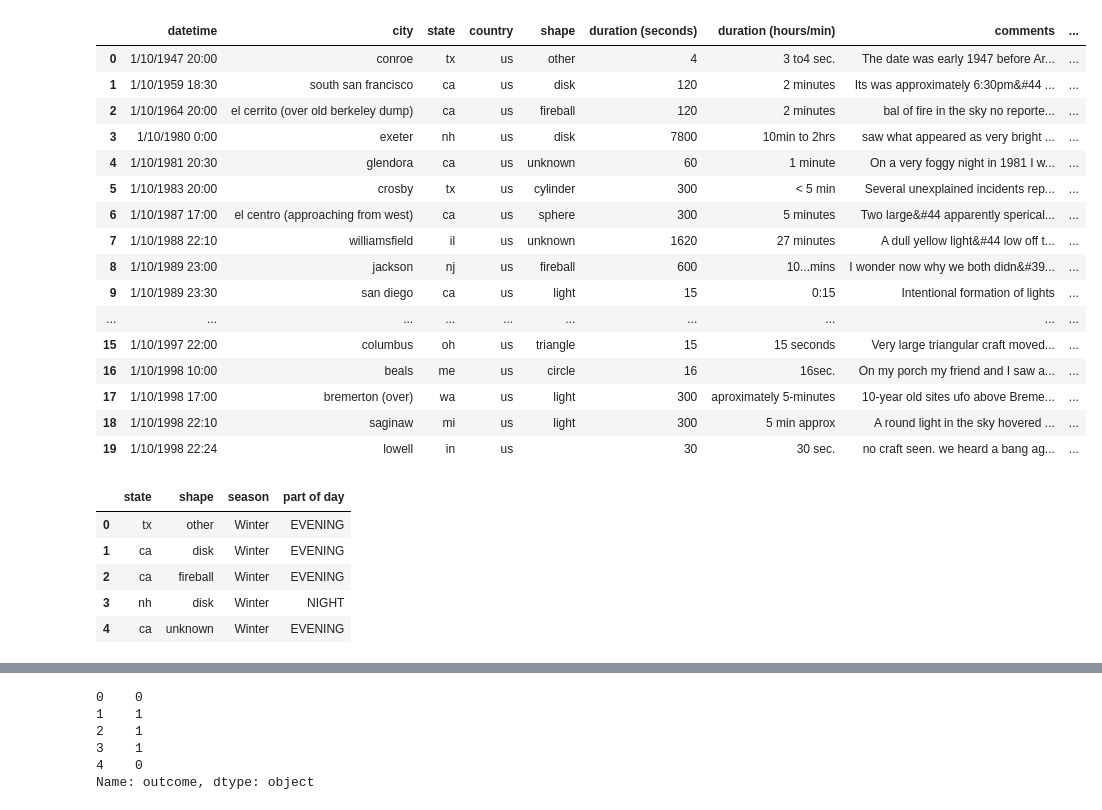
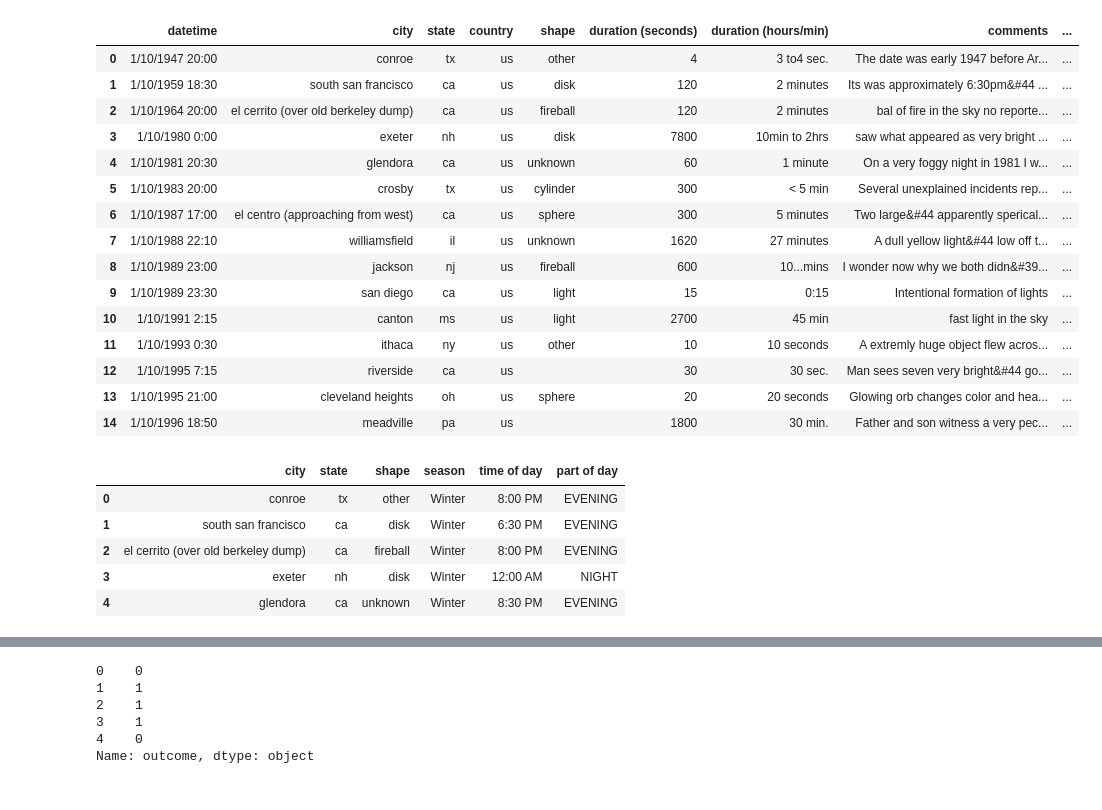
Before and after one commit to lucyhohler/Final-Project---Data-Analytics, a Jupyter notebook: KNN_Model_Working.ipynb, the cells around one changed output, grey strips where cells are left out. Cells and saved outputs as stored; diff of their text form; code cells hidden in the pictures.

```diff
--- a/KNN_Model_Working.ipynb
+++ b/KNN_Model_Working.ipynb
@@ -7,36 +8,35 @@ import os
 # %%
 #df = pd.read_csv(os.path.join(".", "Resources", "ufo-sightings.csv"))
 url = 'https://raw.githubusercontent.com/lucyhohler/Final-Project---Data-Analytics/master/Resources/ufo-sightings.csv'
 df = pd.read_csv(url, sep=",", na_filter=False)
-df.head(20)
+df.head(15)
 # %% [output]
 |  | datetime | city | state | country | shape | duration (seconds) | duration (hours/min) | comments | ... |
 | 0 | 1/10/1947 20:00 | conroe | tx | us | other | 4 | 3 to4 sec. | The date was early 1947 before Ar... | ... |
 | 1 | 1/10/1959 18:30 | south san francisco | ca | us | disk | 120 | 2 minutes | Its was approximately 6:30pm&#44 ... | ... |
 | 2 | 1/10/1964 20:00 | el cerrito (over old berkeley dump) | ca | us | fireball | 120 | 2 minutes | bal of fire in the sky no reporte... | ... |
 | 3 | 1/10/1980 0:00 | exeter | nh | us | disk | 7800 | 10min to 2hrs | saw what appeared as very bright ... | ... |
 | 4 | 1/10/1981 20:30 | glendora | ca | us | unknown | 60 | 1 minute | On a very foggy night in 1981 I w... | ... |
 | 5 | 1/10/1983 20:00 | crosby | tx | us | cylinder | 300 | < 5 min | Several unexplained incidents rep... | ... |
 | 6 | 1/10/1987 17:00 | el centro (approaching from west) | ca | us | sphere | 300 | 5 minutes | Two large&#44 apparently sperical... | ... |
 | 7 | 1/10/1988 22:10 | williamsfield | il | us | unknown | 1620 | 27 minutes | A dull yellow light&#44 low off t... | ... |
 | 8 | 1/10/1989 23:00 | jackson | nj | us | fireball | 600 | 10...mins | I wonder now why we both didn&#39... | ... |
 | 9 | 1/10/1989 23:30 | san diego | ca | us | light | 15 | 0:15 | Intentional formation of lights | ... |
-| ... | ... | ... | ... | ... | ... | ... | ... | ... | ... |
-| 15 | 1/10/1997 22:00 | columbus | oh | us | triangle | 15 | 15 seconds | Very large triangular craft moved... | ... |
-| 16 | 1/10/1998 10:00 | beals | me | us | circle | 16 | 16sec. | On my porch my friend and I saw a... | ... |
-| 17 | 1/10/1998 17:00 | bremerton (over) | wa | us | light | 300 | aproximately 5-minutes | 10-year old sites ufo above Breme... | ... |
-| 18 | 1/10/1998 22:10 | saginaw | mi | us | light | 300 | 5 min approx | A round light in the sky hovered ... | ... |
-| 19 | 1/10/1998 22:24 | lowell | in | us |  | 30 | 30 sec. | no craft seen. we heard a bang ag... | ... |
+| 10 | 1/10/1991 2:15 | canton | ms | us | light | 2700 | 45 min | fast light in the sky | ... |
+| 11 | 1/10/1993 0:30 | ithaca | ny | us | other | 10 | 10 seconds | A extremly huge object flew acros... | ... |
+| 12 | 1/10/1995 7:15 | riverside | ca | us |  | 30 | 30 sec. | Man sees seven very bright&#44 go... | ... |
+| 13 | 1/10/1995 21:00 | cleveland heights | oh | us | sphere | 20 | 20 seconds | Glowing orb changes color and hea... | ... |
+| 14 | 1/10/1996 18:50 | meadville | pa | us |  | 1800 | 30 min. | Father and son witness a very pec... | ... |
 # %%
-df = df.drop(columns=["datetime", "city", "country", "duration (seconds)", "duration (hours/min)", "comments", "date posted", "latitude", "longitude ", "month", "time of day"])
+df = df.drop(columns=["datetime", "country", "duration (seconds)", "duration (hours/min)", "comments", "date posted", "latitude", "longitude ", "month"])
 df.head()
 # %% [output]
-|  | state | shape | season | part of day |
-| 0 | tx | other | Winter | EVENING |
-| 1 | ca | disk | Winter | EVENING |
-| 2 | ca | fireball | Winter | EVENING |
-| 3 | nh | disk | Winter | NIGHT |
-| 4 | ca | unknown | Winter | EVENING |
+|  | city | state | shape | season | time of day | part of day |
+| 0 | conroe | tx | other | Winter | 8:00 PM | EVENING |
+| 1 | south san francisco | ca | disk | Winter | 6:30 PM | EVENING |
+| 2 | el cerrito (over old berkeley dump) | ca | fireball | Winter | 8:00 PM | EVENING |
+| 3 | exeter | nh | disk | Winter | 12:00 AM | NIGHT |
+| 4 | glendora | ca | unknown | Winter | 8:30 PM | EVENING |
 # %%
 df['outcome'] = '1'
 df.head()
```
Also changed, not shown: parts of 9 cells of this notebook, 1 other file.
